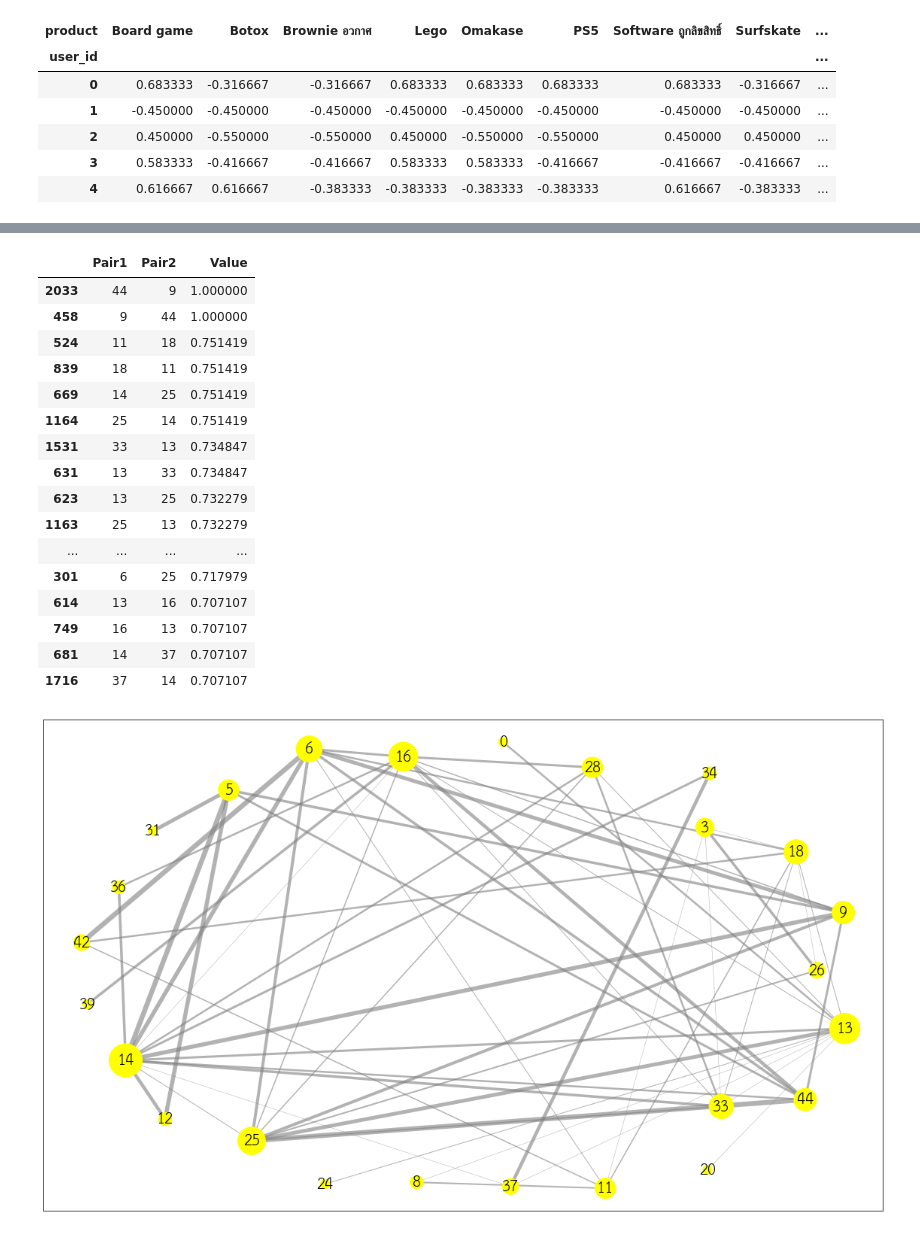
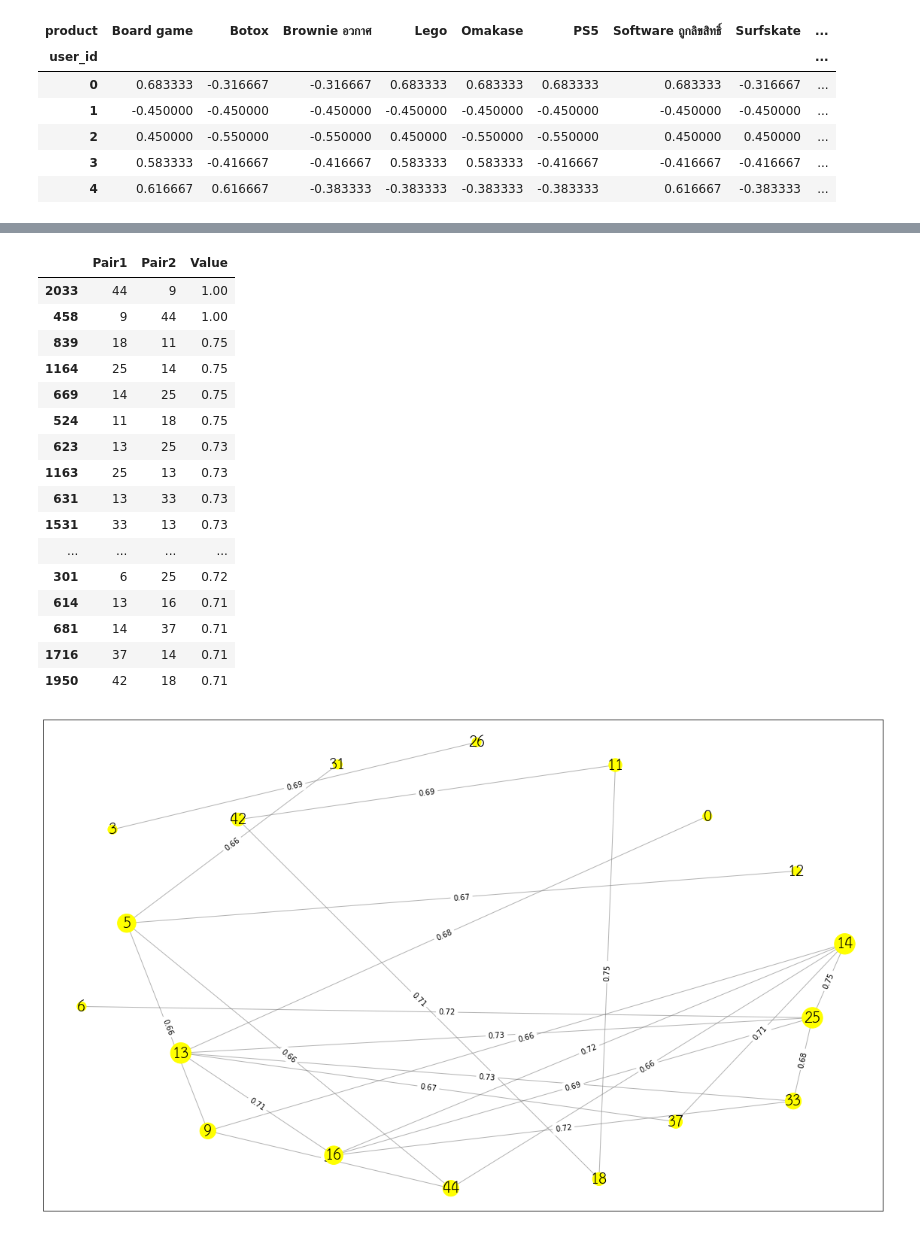
Before and after one commit to PisutSukpool/CRM-Analytics, a Jupyter notebook: Homework 07/Product_Recommendation.ipynb, the cells around one changed output, grey strips where cells are left out. Drawn from its saved outputs; the diff is of its cells as text; code cells hidden in the pictures.

```diff
--- a/Homework 07/Product_Recommendation.ipynb
+++ b/Homework 07/Product_Recommendation.ipynb
@@ -202,39 +183,39 @@ for ind , col in check.iterrows():
 #check.user_id.ffill(inplace=True)
 # %%
 pair_user = pd.DataFrame(trx, columns = ['Pair1', 'Pair2','Value'])
-pair_user
-
-pair_user=pair_user.loc[ (pair_user['Value'] > 0.5) & (pair_user['Pair1'] != pair_user['Pair2']) ]
+pair_user['Value'] = round(pair_user['Value'],2)
+pair_user=pair_user.loc[ (pair_user['Value'] > 0.65) & (pair_user['Pair1'] != pair_user['Pair2']) ]
 pair_user = pair_user.drop(pair_user[pair_user.Value < 0.6].index)
-
 pair_user = pair_user.sort_values(by='Value',ascending=False)
 pair_user.head(20)
 # %% [output]
 |  | Pair1 | Pair2 | Value |
-| 2033 | 44 | 9 | 1.000000 |
-| 458 | 9 | 44 | 1.000000 |
-| 524 | 11 | 18 | 0.751419 |
-| 839 | 18 | 11 | 0.751419 |
-| 669 | 14 | 25 | 0.751419 |
-| 1164 | 25 | 14 | 0.751419 |
-| 1531 | 33 | 13 | 0.734847 |
-| 631 | 13 | 33 | 0.734847 |
-| 623 | 13 | 25 | 0.732279 |
-| 1163 | 25 | 13 | 0.732279 |
+| 2033 | 44 | 9 | 1.00 |
+| 458 | 9 | 44 | 1.00 |
+| 839 | 18 | 11 | 0.75 |
+| 1164 | 25 | 14 | 0.75 |
+| 669 | 14 | 25 | 0.75 |
+| 524 | 11 | 18 | 0.75 |
+| 623 | 13 | 25 | 0.73 |
+| 1163 | 25 | 13 | 0.73 |
+| 631 | 13 | 33 | 0.73 |
+| 1531 | 33 | 13 | 0.73 |
 | ... | ... | ... | ... |
-| 301 | 6 | 25 | 0.717979 |
-| 614 | 13 | 16 | 0.707107 |
-| 749 | 16 | 13 | 0.707107 |
-| 681 | 14 | 37 | 0.707107 |
-| 1716 | 37 | 14 | 0.707107 |
+| 301 | 6 | 25 | 0.72 |
+| 614 | 13 | 16 | 0.71 |
+| 681 | 14 | 37 | 0.71 |
+| 1716 | 37 | 14 | 0.71 |
+| 1950 | 42 | 18 | 0.71 |
 # %%
-G=nx.from_pandas_edgelist(pair_user, 'Pair1', 'Pair2', 'Value')
+G=nx.from_pandas_edgelist(pair_user, 'Pair1', 'Pair2', edge_attr='Value')
 pos = nx.spring_layout(G,k=500)
 d = dict(G.degree)
 plt.figure(3,figsize=(20,12))
 nx.draw_networkx_nodes(G, pos,nodelist=d.keys(), node_size=[v * 150 for v in d.values()] ,node_color='yellow')
 nx.draw_networkx_labels(G, pos,font_family='TH Sarabun New',font_size=20)
-nx.draw_networkx_edges(G = G, pos = pos, edge_color='gray', alpha=0.6, width=[v * 0.5 for v in d.values()])
+nx.draw_networkx_edges(G = G, pos = pos, edge_color='gray', alpha=0.6)
+edge_labels = nx.get_edge_attributes(G, "Value")
+nx.draw_networkx_edge_labels(G, pos, edge_labels)
 plt.show()
 # %% [output]
-[figure, old version]
+[figure, new version]
```
Also changed, not shown: parts of 4 cells of this notebook.
